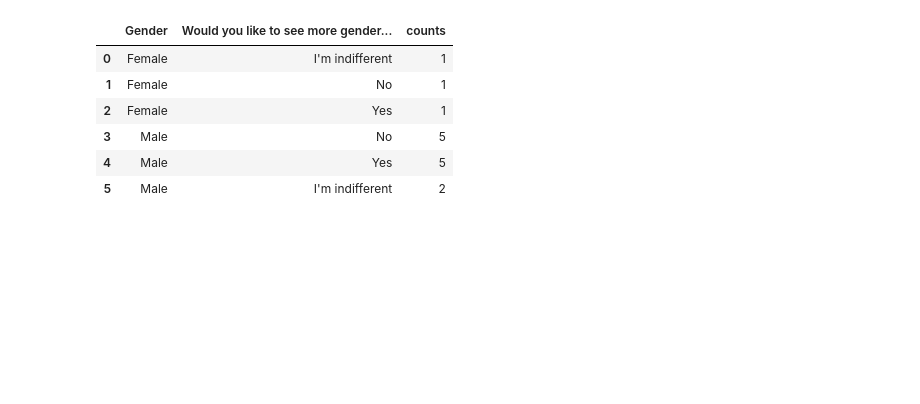
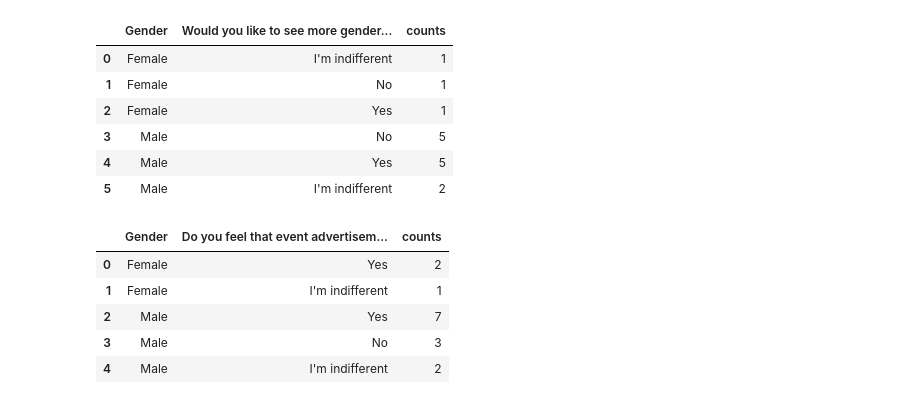
Before and after one commit to djibril968/Tribe_related_projects, a Jupyter notebook: spring_events_analytics.ipynb, the cells around one changed output. Drawn from its saved outputs; the diff is of its cells as text; code cells hidden in the pictures; blank space fills up the shorter version.

```diff
--- a/spring_events_analytics.ipynb
+++ b/spring_events_analytics.ipynb
@@ -315,3 +296,15 @@ event_type_pref
 | 3 | Male | No | 5 |
 | 4 | Male | Yes | 5 |
 | 5 | Male | I'm indifferent | 2 |
+# %%
+#relevance of event ads to gender
+rel_ad_gen = event_data.groupby('Gender')[
+    'Do you feel that event advertisements are relevant to your interests and needs as a member of your gender group'].value_counts().reset_index(name = 'counts')
+rel_ad_gen
+# %% [output]
+|  | Gender | Do you feel that event advertisem... | counts |
+| 0 | Female | Yes | 2 |
+| 1 | Female | I'm indifferent | 1 |
+| 2 | Male | Yes | 7 |
+| 3 | Male | No | 3 |
+| 4 | Male | I'm indifferent | 2 |
```
Also changed, not shown: parts of 1 cell of this notebook.
